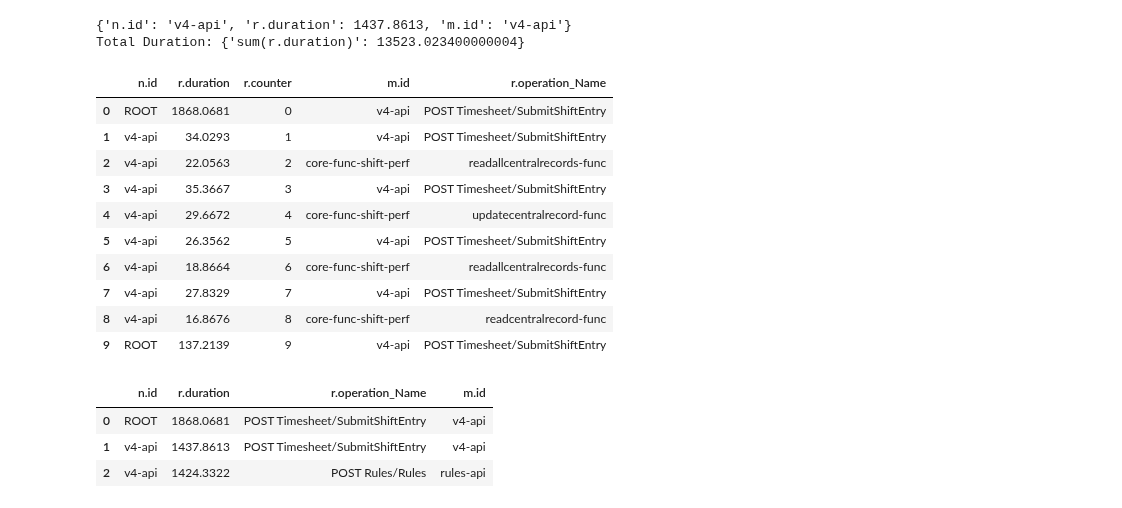
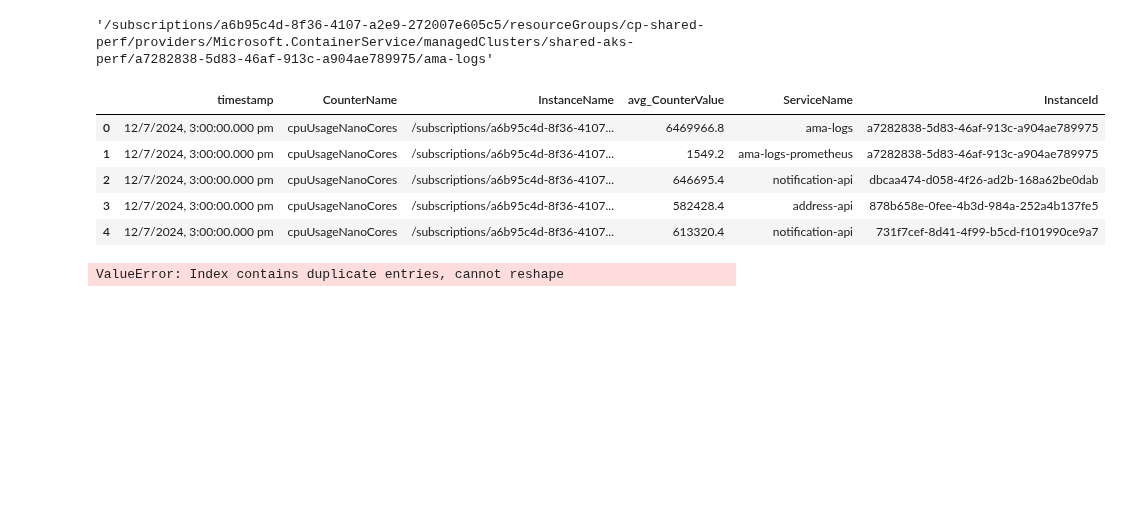
Before and after one commit to sriksmachi/sriksml, a Jupyter notebook: projects/causalmodels_on_microservices/data_prep.ipynb, the cells around one changed output. Saved outputs shown, nothing was run; the diff lists cells and outputs as text; code cells hidden in the pictures; blank space fills up the shorter version.

```diff
--- a/projects/causalmodels_on_microservices/data_prep.ipynb
+++ b/projects/causalmodels_on_microservices/data_prep.ipynb
@@ -128,45 +136,30 @@ Number of edges: 68
-# %%
-# validation
-
-# get edges
-query = "MATCH (n:Node)-[r:DEPENDS_ON]->(m:Node) RETURN n.id, r.duration, m.id"
-result = graph.query(query)
-print(result[0])
-
-# get total duration
-query = "MATCH (n:Node)-[r:DEPENDS_ON]->(m:Node) RETURN sum(r.duration)"
-result = graph.query(query)
-print(f"Total Duration: {result[0]}")
-
-# order by counter
-query = "MATCH (n:Node)-[r:DEPENDS_ON]->(m:Node) RETURN n.id, r.duration, r.counter, m.id, r.operation_Name ORDER BY r.counter asc"
-result = pd.DataFrame.from_records(graph.query(query))
-result.head(10)
-# %% [output]
-{'n.id': 'v4-api', 'r.duration': 1437.8613, 'm.id': 'v4-api'}
-Total Duration: {'sum(r.duration)': 13523.023400000004}
-|  | n.id | r.duration | r.counter | m.id | r.operation_Name |
-| 0 | ROOT | 1868.0681 | 0 | v4-api | POST Timesheet/SubmitShiftEntry |
-| 1 | v4-api | 34.0293 | 1 | v4-api | POST Timesheet/SubmitShiftEntry |
-| 2 | v4-api | 22.0563 | 2 | core-func-shift-perf | readallcentralrecords-func |
-| 3 | v4-api | 35.3667 | 3 | v4-api | POST Timesheet/SubmitShiftEntry |
-| 4 | v4-api | 29.6672 | 4 | core-func-shift-perf | updatecentralrecord-func |
-| 5 | v4-api | 26.3562 | 5 | v4-api | POST Timesheet/SubmitShiftEntry |
-| 6 | v4-api | 18.8664 | 6 | core-func-shift-perf | readallcentralrecords-func |
-| 7 | v4-api | 27.8329 | 7 | v4-api | POST Timesheet/SubmitShiftEntry |
-| 8 | v4-api | 16.8676 | 8 | core-func-shift-perf | readcentralrecord-func |
-| 9 | ROOT | 137.2139 | 9 | v4-api | POST Timesheet/SubmitShiftEntry |
-# %%
-# get longest path by duration attribute in the edge, excluding root
-query = "MATCH (n:Node)-[r:DEPENDS_ON]->(m:Node) where n.id <> 'ROOT' OR m.id <> 'ROOT' RETURN n.id, r.duration, r.operation_Name, m.id ORDER BY r.duration DESC LIMIT 3"
-result = graph.query(query)
-for r in result[1:]:
-    # update the edge with a new attribute
-    query = f"MATCH (n:Node)-[r:DEPENDS_ON]->(m:Node) WHERE n.id = '{r['n.id']}' AND m.id = '{r['m.id']}' SET r.longest_path = true"
-    graph.query(query)
-pd.DataFrame.from_records(result).head(10)
-# %% [output]
-|  | n.id | r.duration | r.operation_Name | m.id |
-| 0 | ROOT | 1868.0681 | POST Timesheet/SubmitShiftEntry | v4-api |
-| 1 | v4-api | 1437.8613 | POST Timesheet/SubmitShiftEntry | v4-api |
-| 2 | v4-api | 1424.3322 | POST Rules/Rules | rules-api |
+# %%
+pc_df.iloc[0]['InstanceName']
+# %% [output]
+'/subscriptions/a6b95c4d-8f36-4107-a2e9-272007e605c5/resourceGroups/cp-shared-perf/providers/Microsoft.ContainerService/managedClusters/shared-aks-perf/a7282838-5d83-46af-913c-a904ae789975/ama-logs'
+# %%
+def parseServiceName(x):
+    splits = x.split('/')
+    servicename = splits[-1]
+    return servicename
+def parseInstanceId(x):
+    splits = x.split('/')
+    instanceid = splits[-2]
+    return instanceid
+pc_df['ServiceName'] = pc_df['InstanceName'].apply(lambda x: parseServiceName(x))
+pc_df['InstanceId'] = pc_df['InstanceName'].apply(lambda x: parseInstanceId(x))
+# pc_df.drop(columns=['InstanceName'], inplace=True)
+pc_df.rename(columns={'TimeGenerated [UTC]': 'timestamp'}, inplace=True)
+pc_df.head(5)
+# %% [output]
+|  | timestamp | CounterName | InstanceName | avg_CounterValue | ServiceName | InstanceId |
+| 0 | 12/7/2024, 3:00:00.000 pm | cpuUsageNanoCores | /subscriptions/a6b95c4d-8f36-4107... | 6469966.8 | ama-logs | a7282838-5d83-46af-913c-a904ae789975 |
+| 1 | 12/7/2024, 3:00:00.000 pm | cpuUsageNanoCores | /subscriptions/a6b95c4d-8f36-4107... | 1549.2 | ama-logs-prometheus | a7282838-5d83-46af-913c-a904ae789975 |
+| 2 | 12/7/2024, 3:00:00.000 pm | cpuUsageNanoCores | /subscriptions/a6b95c4d-8f36-4107... | 646695.4 | notification-api | dbcaa474-d058-4f26-ad2b-168a62be0dab |
+| 3 | 12/7/2024, 3:00:00.000 pm | cpuUsageNanoCores | /subscriptions/a6b95c4d-8f36-4107... | 582428.4 | address-api | 878b658e-0fee-4b3d-984a-252a4b137fe5 |
+| 4 | 12/7/2024, 3:00:00.000 pm | cpuUsageNanoCores | /subscriptions/a6b95c4d-8f36-4107... | 613320.4 | notification-api | 731f7cef-8d41-4f99-b5cd-f101990ce9a7 |
+# %%
+# pivot the table to get the service names as columns
+pc_df = pc_df.pivot(index='timestamp', columns='ServiceName', values='avg_CounterValue')
+# %% [output]
+ValueError: Index contains duplicate entries, cannot reshape
```
Also changed, not shown: parts of 16 cells of this notebook, 5 other files.
